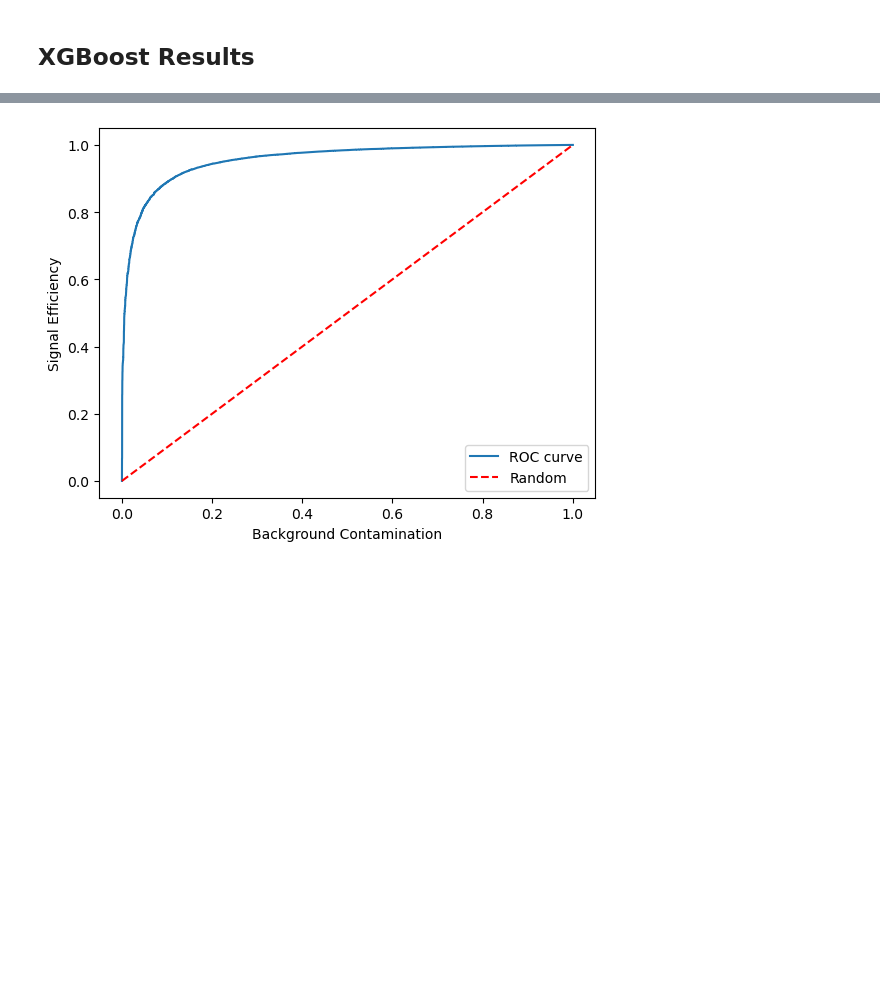
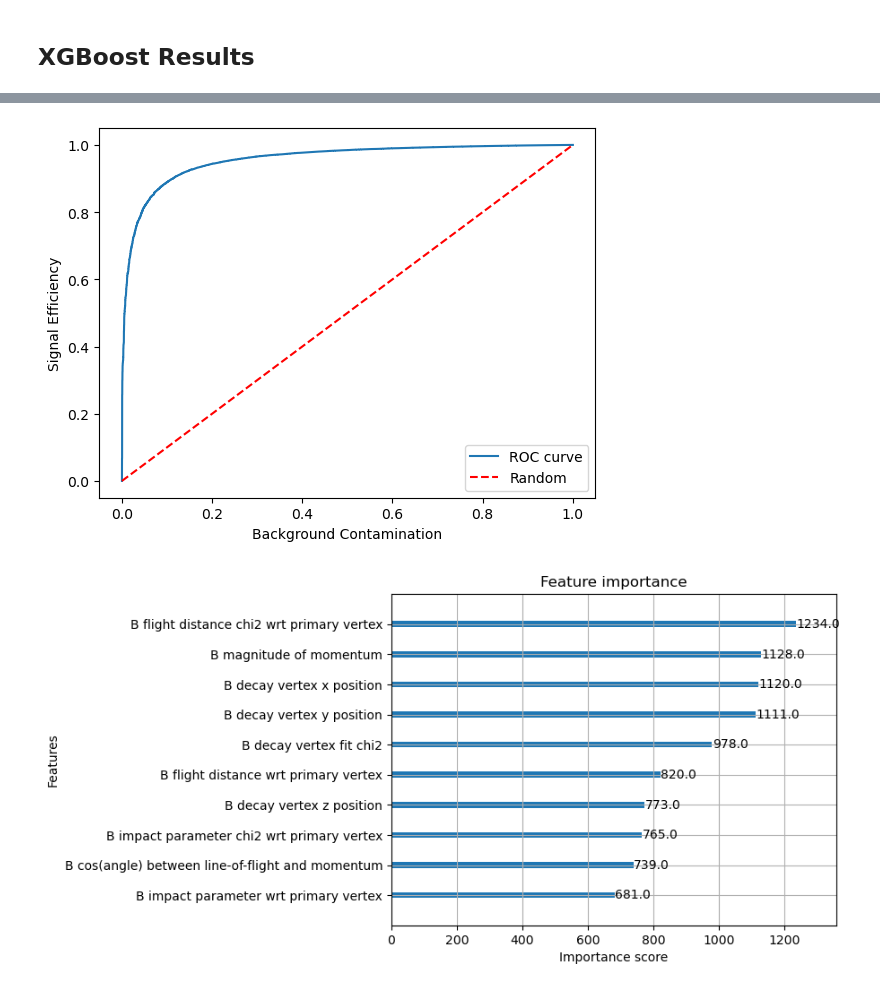
Before and after one commit to kamil-magom/kamil-sahrid-y3-cycle1-lab, a Jupyter notebook: kamil/workbook.ipynb, the cells around one changed output, grey strips where cells are left out. Saved outputs shown, nothing was run; the diff lists cells and outputs as text; code cells hidden in the pictures; blank space fills up the shorter version.

```diff
--- a/kamil/workbook.ipynb
+++ b/kamil/workbook.ipynb
@@ -189,22 +189,25 @@ XGBClassifier(base_score=None, booster=None, callbacks=None,
 # %%
 from sklearn.metrics import roc_curve
 
 prediction = model.predict_proba(x_test)
 
 plt.hist([p[1] for p,cls in zip(prediction, y_test) if cls == 1], bins=100, label='Signal')
 plt.hist([p[1] for p,cls in zip(prediction, y_test) if cls == 0], bins=100, label='Background')
 plt.xlabel(r'Signal Probability')
 plt.ylabel(r'Candidates$')
 plt.legend()
 plt.show()
 
 background_accepted, signal_accepted, probabilities_tested = roc_curve(y_test, prediction[:,1])
 plt.plot(background_accepted, signal_accepted, label='ROC curve')
 plt.plot([0,1], [0,1], color='red', linestyle='--', label = 'Random')
 plt.xlabel(r'Background Contamination')
 plt.ylabel(r'Signal Efficiency')
 plt.legend()
 plt.show()
+
+a = xgboost.plot_importance(model)
 # %% [output]
 [figure]
 [figure]
+[figure, added]
```
Also changed, not shown: parts of 1 cell of this notebook, 1 other file.
